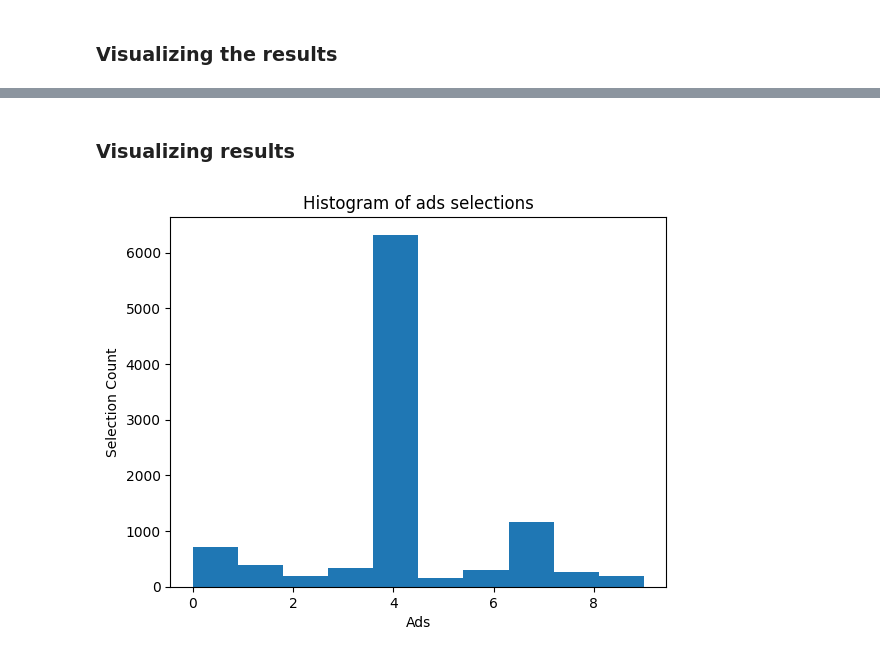
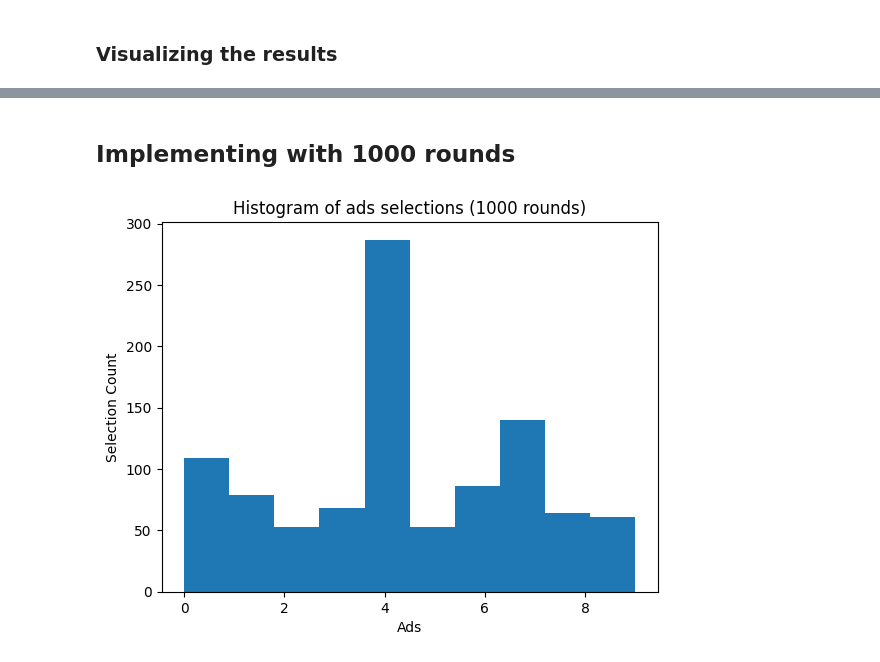
Before and after one commit to singh-nilesh/Learn_ML, a Jupyter notebook: Reinforcement_learning/UCB.ipynb, the cells around one changed output, grey strips where cells are left out. Drawn from its saved outputs; the diff is of its cells as text; code cells hidden in the pictures.

```diff
--- a/Reinforcement_learning/UCB.ipynb
+++ b/Reinforcement_learning/UCB.ipynb
@@ -182,10 +150,48 @@ inf
-# %% [markdown]
-### Visualizing results
-# %%
-plt.hist(ads_selected)
-plt.title('Histogram of ads selections')
-plt.xlabel('Ads')
-plt.ylabel('Selection Count')
-plt.show()
-# %% [output]
-[figure, removed]
+# %% [markdown]
+## Implementing with 1000 rounds
+# %%
+# Declaring variables
+
+N = 1000   # Number of users
+d = 10      # Number of ads
+
+ads_selected = []
+selection_count = [0] * d   # Number of times an ad was selected, list of n zeros
+rewards = [0]*d     # Total reward of an ad
+
+for n in range(N):
+
+    upper_bound_max = 0
+    ad_picked = 0
+
+    for i in range(d):
+
+        if(selection_count[i] > 0):
+            avg_reward = rewards[i] / selection_count[i]
+            delattr = math.sqrt(3/2 * math.log(n+1) / selection_count[i])
+            upper_bound = avg_reward + delattr
+        else:
+            upper_bound = 1e400  # Infinity
+
+        if(upper_bound > upper_bound_max):
+            upper_bound_max = upper_bound
+            ad_picked = i
+
+    # We are Picking Only one Ad after every round, so first 10 rounds, Ads will be selected in serial order.
+    ads_selected.append(ad_picked)
+    selection_count[ad_picked] += 1
+
+    # fetching the reward value by user, (0 if not Cliked, 1 if Cliked)
+    reward = dataset.values[n, ad_picked]
+
+    # addint it to total reward for the Ad.
+    rewards[ad_picked] += reward
+
+#visualizing the results
+plt.hist(ads_selected)
+plt.title('Histogram of ads selections (1000 rounds)')
+plt.xlabel('Ads')
+plt.ylabel('Selection Count')
+plt.show()
+# %% [output]
+[figure, added]
```
Also changed, not shown: parts of 7 cells of this notebook, 3 other files.
